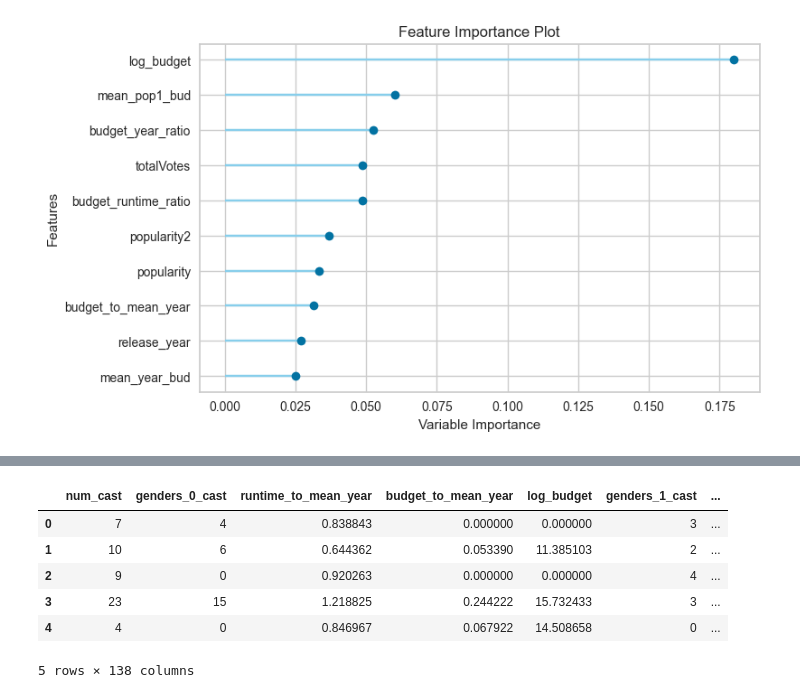
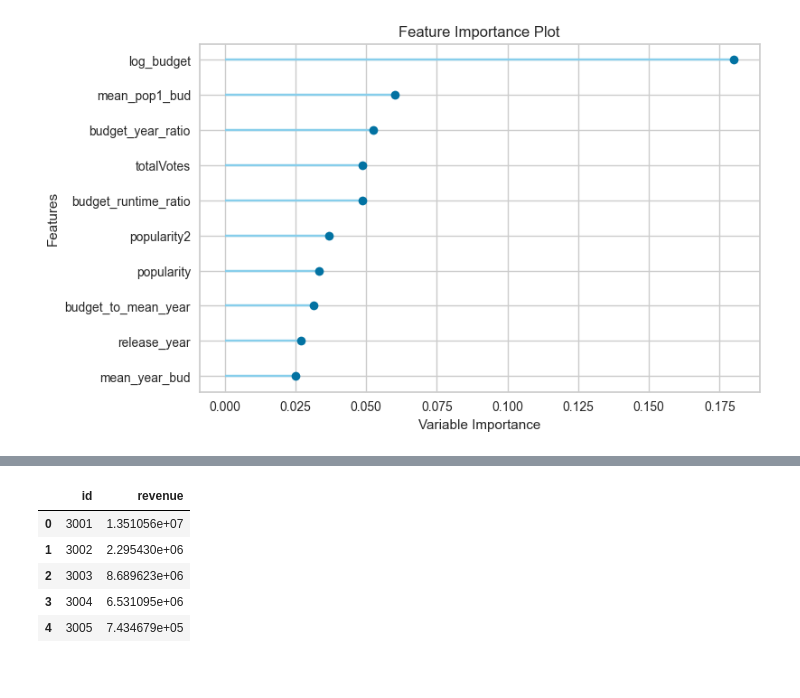
Before and after one commit to annagrimlund/BigData, a Jupyter notebook: rishi_trial.ipynb, the cells around one changed output, grey strips where cells are left out. Saved outputs shown, nothing was run; the diff lists cells and outputs as text; code cells hidden in the pictures.

```diff
--- a/rishi_trial.ipynb
+++ b/rishi_trial.ipynb
@@ -78,18 +78,20 @@ testing= pd.read_csv('clean_test.csv')
 predictions = predict_model(best_model, data=testing)
 # %% [output]
 [interactive output not drawn]
+# %%
+predictions["revenue"] = np.expm1(predictions["prediction_label"])
 # %%
 predictions['id']= range(3001,7399)
 predictions.head()
-finals=predictions[["id", "prediction_label"]]
+finals=predictions[["id", "revenue"]]
+finals.head()
 # %% [output]
-|  | num_cast | genders_0_cast | runtime_to_mean_year | budget_to_mean_year | log_budget | genders_1_cast | ... |
-| 0 | 7 | 4 | 0.838843 | 0.000000 | 0.000000 | 3 | ... |
-| 1 | 10 | 6 | 0.644362 | 0.053390 | 11.385103 | 2 | ... |
-| 2 | 9 | 0 | 0.920263 | 0.000000 | 0.000000 | 4 | ... |
-| 3 | 23 | 15 | 1.218825 | 0.244222 | 15.732433 | 3 | ... |
-| 4 | 4 | 0 | 0.846967 | 0.067922 | 14.508658 | 0 | ... |
+|  | id | revenue |
+| 0 | 3001 | 1.351056e+07 |
+| 1 | 3002 | 2.295430e+06 |
+| 2 | 3003 | 8.689623e+06 |
+| 3 | 3004 | 6.531095e+06 |
+| 4 | 3005 | 7.434679e+05 |
-5 rows × 138 columns
 # %%
 import os
 current_dir= os.getcwd()
```
Also changed, not shown: parts of 1 cell of this notebook.
